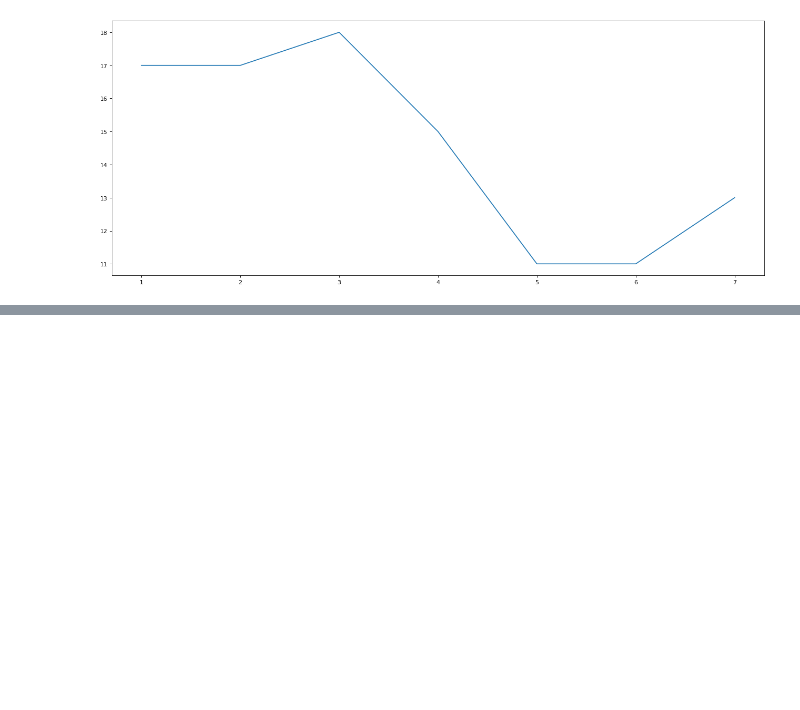
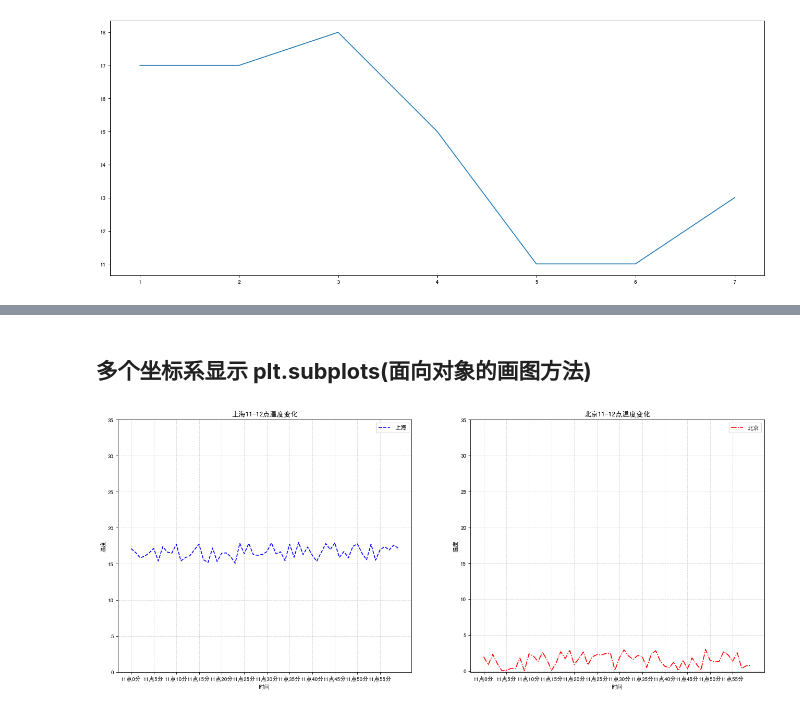
Before and after one commit to NekoSilverFox/Data-Mining, a Jupyter notebook: 001 - Matplotlib - 简单使用/matpoltlib_demo.ipynb, the cells around one changed output, grey strips where cells are left out. Saved outputs shown, nothing was run; the diff lists cells and outputs as text; code cells hidden in the pictures; blank space fills up the shorter version.

```diff
--- a/001 - Matplotlib - 简单使用/matpoltlib_demo.ipynb
+++ b/001 - Matplotlib - 简单使用/matpoltlib_demo.ipynb
@@ -20,0 +102,58 @@ plt.show()
+# %% [markdown]
+## **多个坐标系显示 plt.subplots(面向对象的画图方法)**
+# %%
+# 需求:画出某城市11点到12点1小时内每分钟的温度变化折线图，温度范围在15度~18度
+from matplotlib import pyplot as plt
+import random
+
+# 1. ------------------ 获取数据 ------------------
+x = range(60)  # 创建一个整数列表
+y_shanghai = [random.uniform(15, 18) for i in x]
+y_beijing = [random.uniform(0, 3) for i in x]
+
+
+# 2. ------------------ 创建画布 ------------------
+figure, axes = plt.subplots(nrows=1, ncols=2, figsize=(20, 8), dpi=80)
+
+
+# 3. ------------------ 绘制图像 ------------------
+axes[0].plot(x, y_shanghai, color='b', linestyle='--', label='上海')
+axes[1].plot(x, y_beijing, color='r', linestyle='-.', label='北京')
+
+# 【显示图例】使上面的 label='上海' 显示出来：
+# 因为上面是在图像层绘制的，而 label 需要在**辅助显示层**显示
+axes[0].legend()
+axes[1].legend()
+
+# 准备 x 的刻度说明
+x_label = ['11点{}分'.format(i) for i in x]
+
+# 修改 x、y 刻度
+# plt.xticks(x[::5], x_ticks_label[::5])
+# plt.yticks(y_ticks[::5])
+axes[0].set_xticks(x[::5],)  # 每隔 5 是一个单位
+axes[0].set_xticklabels(x_label[::5])
+axes[0].set_yticks(range(0, 40, 5))  # 0 到 40，每隔 5 是一个单位
+
+axes[1].set_xticks(x[::5], x_lable[::5])  # 每隔 5 是一个单位
+axes[1].set_xticklabels(x_label[::5])
+axes[1].set_yticks(range(0, 40, 5))  # 0 到 40，每隔 5 是一个单位
+
+#  ------------------ 添加描述信息 ------------------
+axes[0].set_title('上海11-12点温度变化')
+axes[0].set_xlabel('时间')
+axes[0].set_ylabel('温度')
+axes[1].set_title('北京11-12点温度变化')
+axes[1].set_xlabel('时间')
+axes[1].set_ylabel('温度')
+
+
+#  ------------------ 添加网格显示 ------------------
+axes[0].grid(True, linestyle='--', alpha=0.5)
+axes[1].grid(True, linestyle='--', alpha=0.5)
+
+
+# 4.  ------------------ 显示图像 ------------------
+plt.show()
+# %% [output]
+[figure, added]
```
Also changed, not shown: parts of 6 cells of this notebook, 3 other files.
